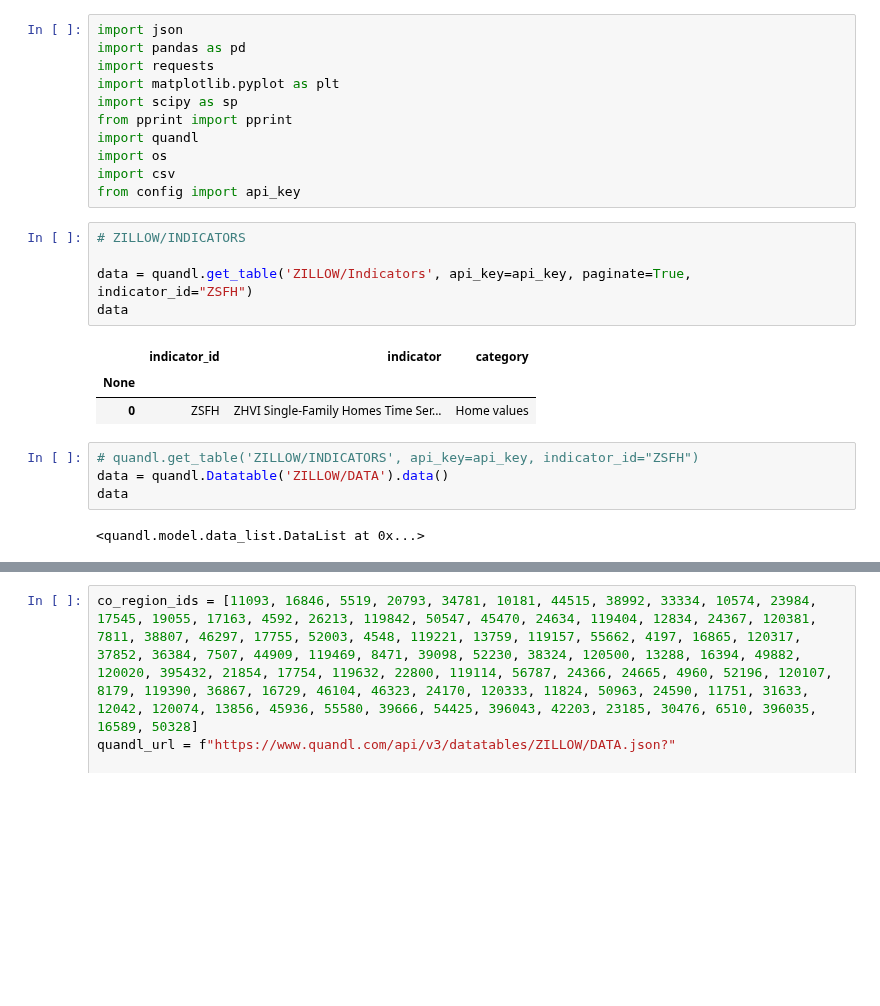
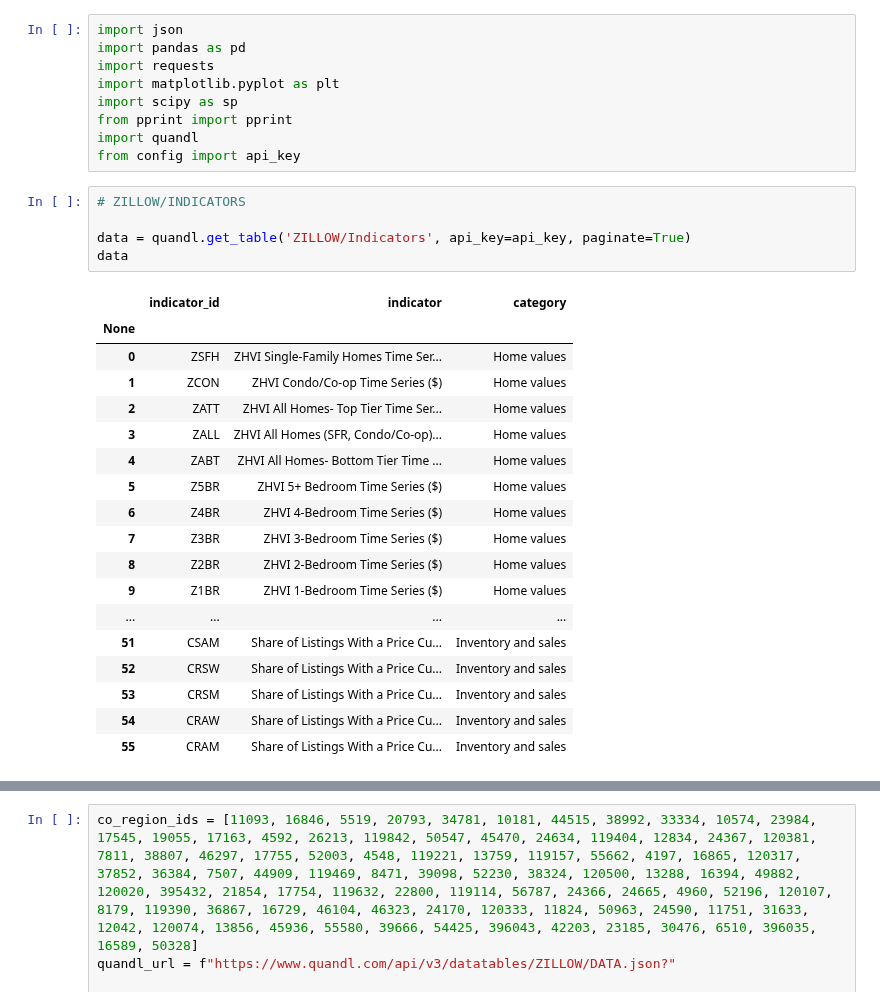
Before and after one commit to binetala/The_Very_Best_Team, a Jupyter notebook: Cole/zillow_data.ipynb, the cells around one changed output, grey strips where cells are left out. Saved outputs shown, nothing was run; the diff lists cells and outputs as text; blank space fills up the shorter version.

```diff
--- a/Cole/zillow_data.ipynb
+++ b/Cole/zillow_data.ipynb
@@ -6,21 +6,28 @@ import matplotlib.pyplot as plt
 import scipy as sp
 from pprint import pprint
 import quandl
-import os
-import csv
 from config import api_key
 # %%
 # ZILLOW/INDICATORS
 
-data = quandl.get_table('ZILLOW/Indicators', api_key=api_key, paginate=True, indicator_id="ZSFH")
+data = quandl.get_table('ZILLOW/Indicators', api_key=api_key, paginate=True)
 data
 # %% [output]
 |  | indicator_id | indicator | category |
 | None |  |  |  |
 | 0 | ZSFH | ZHVI Single-Family Homes Time Ser... | Home values |
+| 1 | ZCON | ZHVI Condo/Co-op Time Series ($) | Home values |
+| 2 | ZATT | ZHVI All Homes- Top Tier Time Ser... | Home values |
+| 3 | ZALL | ZHVI All Homes (SFR, Condo/Co-op)... | Home values |
+| 4 | ZABT | ZHVI All Homes- Bottom Tier Time ... | Home values |
+| 5 | Z5BR | ZHVI 5+ Bedroom Time Series ($) | Home values |
+| 6 | Z4BR | ZHVI 4-Bedroom Time Series ($) | Home values |
+| 7 | Z3BR | ZHVI 3-Bedroom Time Series ($) | Home values |
+| 8 | Z2BR | ZHVI 2-Bedroom Time Series ($) | Home values |
+| 9 | Z1BR | ZHVI 1-Bedroom Time Series ($) | Home values |
+| ... | ... | ... | ... |
+| 51 | CSAM | Share of Listings With a Price Cu... | Inventory and sales |
+| 52 | CRSW | Share of Listings With a Price Cu... | Inventory and sales |
+| 53 | CRSM | Share of Listings With a Price Cu... | Inventory and sales |
+| 54 | CRAW | Share of Listings With a Price Cu... | Inventory and sales |
+| 55 | CRAM | Share of Listings With a Price Cu... | Inventory and sales |
-# %%
-# quandl.get_table('ZILLOW/INDICATORS', api_key=api_key, indicator_id="ZSFH")
-data = quandl.Datatable('ZILLOW/DATA').data()
-data
-# %% [output]
-<quandl.model.data_list.DataList at 0x...>
```
Also changed, not shown: parts of 1 cell of this notebook.
